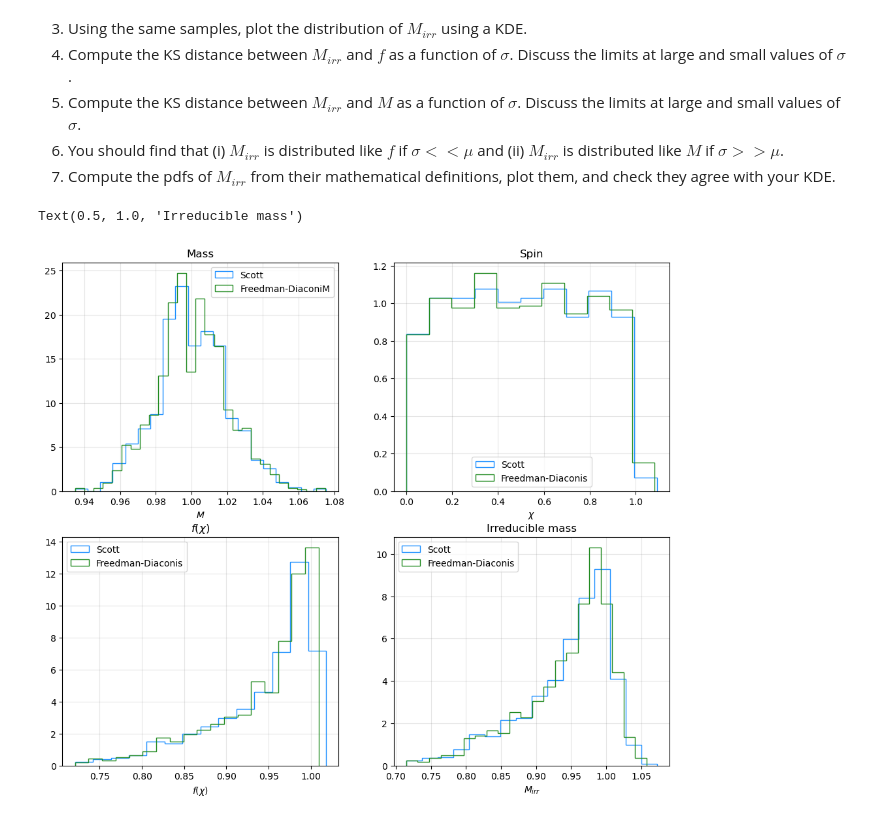
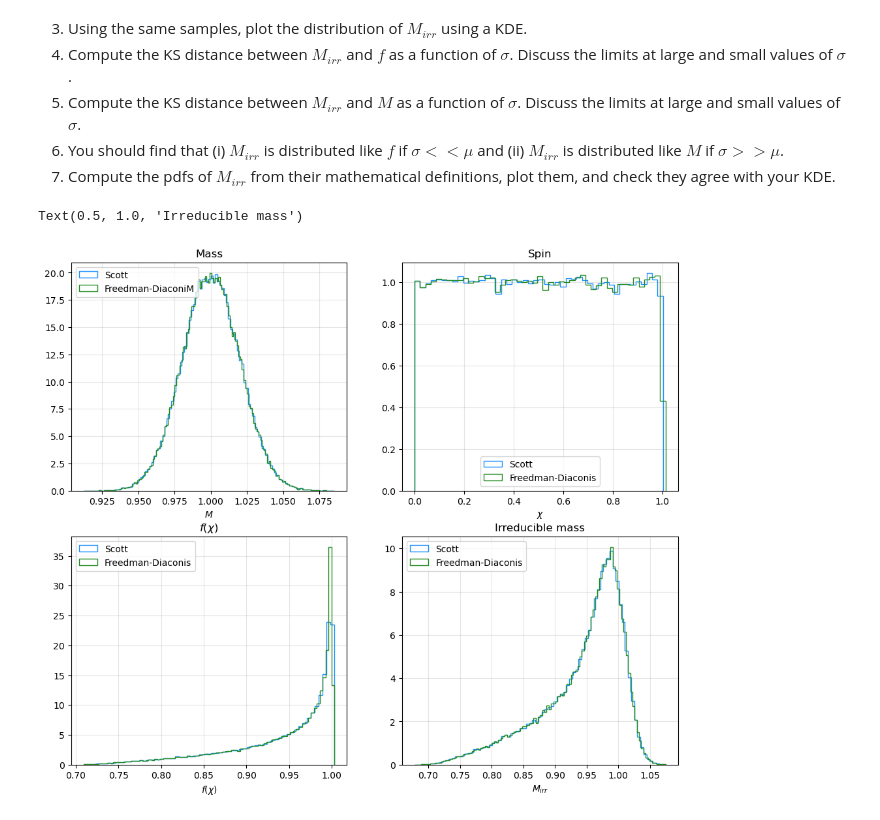
Before and after one commit to Isabella-Famoso/astrostatistics_bicocca_2024, a Jupyter notebook: working/L07/irreducible mass of BH.ipynb, the cells around one changed output. Cells and saved outputs as stored; diff of their text form; code cells hidden in the pictures.

```diff
--- a/working/L07/irreducible mass of BH.ipynb
+++ b/working/L07/irreducible mass of BH.ipynb
@@ -22,10 +23,10 @@ from scipy import integrate
 def Mirr(M, chi):
     return M*np.sqrt((1+np.sqrt(1-chi**2))/2)
 
-def f_chi(M, Mirr):
+def f(M, Mirr):
     return Mirr/M
 
-N = 1000
+N = 100000
 mu = 1         #All masses in the problem are measured in units of mu
 sigma = 0.02
 
@@ -36,7 +37,7 @@ M = np.random.normal(mu, sigma, N) #The mass is normally distributed with mean m
 M_irr = Mirr(M, chi)
 
 #Evaluate f
-f_chi = f_chi(M, M_irr)
+f_chi = f(M, M_irr)
 
 #I plot the histogram using the freedman and the scott rule for the bins
 fig, ax = plt.subplots(2, 2, figsize=(12, 10))
@@ -47,32 +48,32 @@ fancyhist(M, bins='freedman', density = True, ax = ax[0, 0], histtype = 'step',
 ax[0, 0].grid(c='grey', alpha = 0.2)
 ax[0, 0].legend()
 ax[0, 0].set_xlabel('$M$')
 ax[0, 0].set_title('Mass')
 
 #Spin
 fancyhist(chi, bins='scott', density = True, ax = ax[0, 1], histtype = 'step', linewidth = 1,  color = 'dodgerblue', label="Scott")
 fancyhist(chi, bins='freedman', density = True, ax = ax[0, 1], histtype = 'step', linewidth = 1,  color = 'forestgreen', label="Freedman-Diaconis")
 ax[0, 1].grid(c='grey', alpha = 0.2)
 ax[0, 1].legend()
 ax[0, 1].set_xlabel('$\\chi$')
 ax[0, 1].set_title('Spin')
 
 #f
 fancyhist(f_chi, bins='scott', density = True, ax = ax[1, 0], histtype = 'step', linewidth = 1,  color = 'dodgerblue', label="Scott")
 fancyhist(f_chi, bins='freedman', density = True, ax = ax[1, 0], histtype = 'step', linewidth = 1,  color = 'forestgreen', label="Freedman-Diaconis")
 ax[1, 0].grid(c='grey', alpha = 0.2)
 ax[1, 0].legend()
 ax[1, 0].set_xlabel('$f(\\chi)$')
 ax[1, 0].set_title('$f(\\chi)$')
 
 #M_irr
 fancyhist(M_irr, bins='scott', density = True, ax = ax[1, 1], histtype = 'step', linewidth = 1,  color = 'dodgerblue', label="Scott")
 fancyhist(M_irr, bins='freedman', density = True, ax = ax[1, 1], histtype = 'step', linewidth = 1,  color = 'forestgreen', label="Freedman-Diaconis")
 ax[1, 1].grid(c='grey', alpha = 0.2)
 ax[1, 1].legend()
 ax[1, 1].set_xlabel('$M_{irr}$')
 ax[1, 1].set_title('Irreducible mass')
 # %% [output]
 Text(0.5, 1.0, 'Irreducible mass')
-[figure, old version]
+[figure, new version]
 # %%
```
Also changed, not shown: parts of 10 cells of this notebook.
